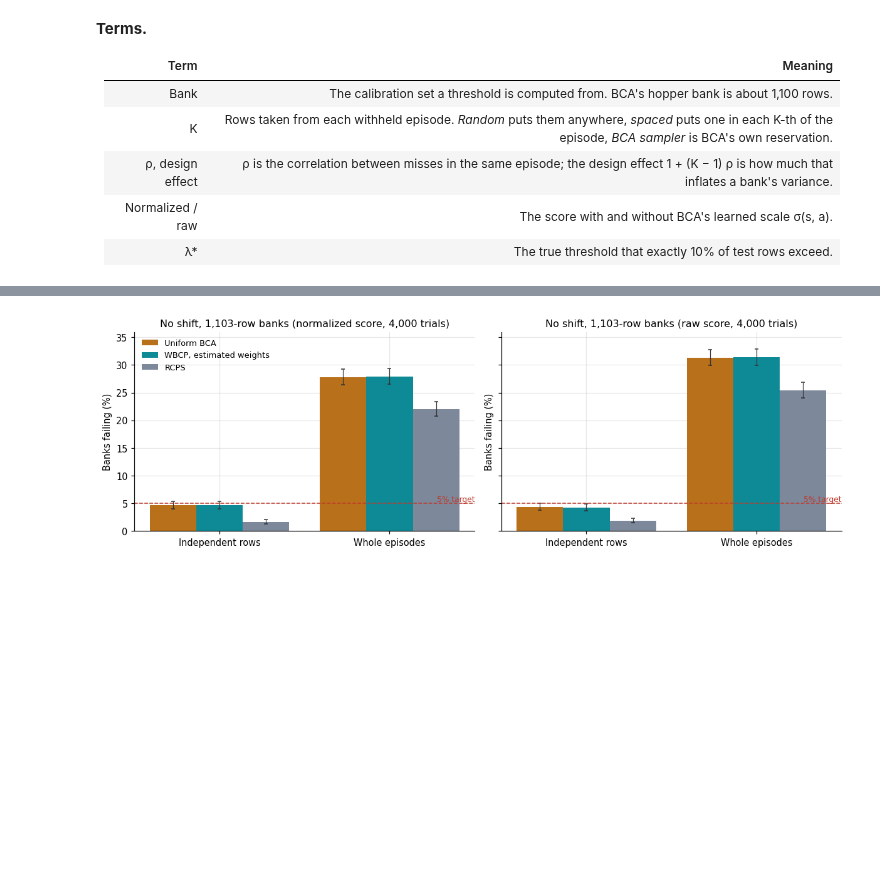
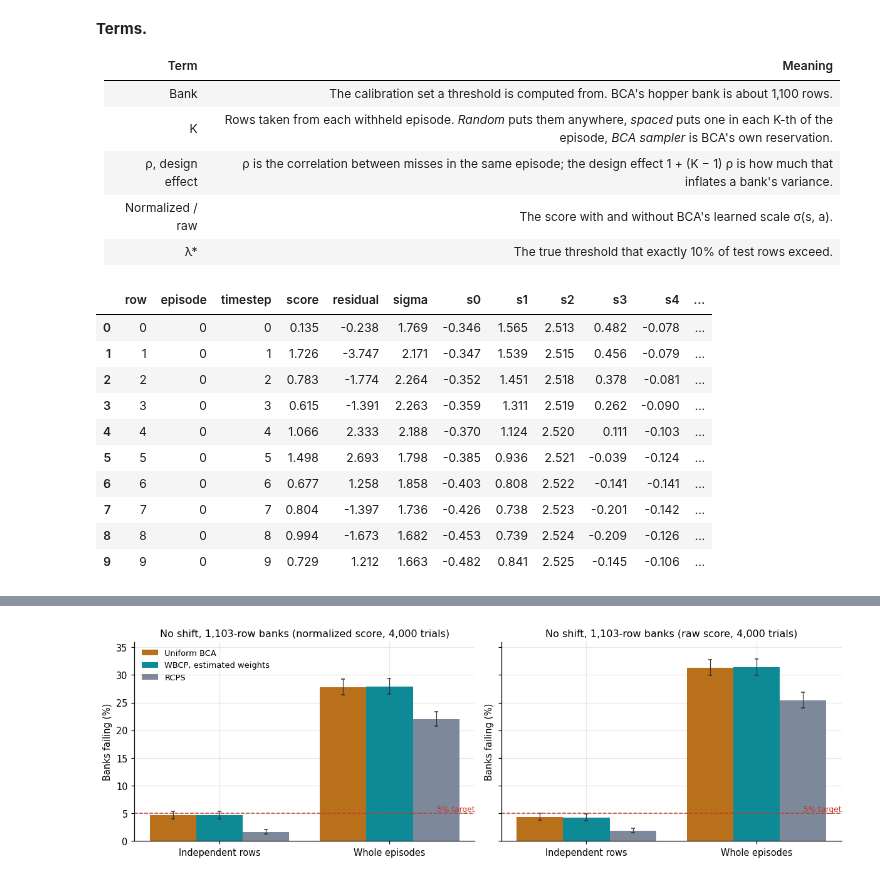
Before and after one commit to dbayha7/BCA, a Jupyter notebook: experiments/wbcp/results.ipynb, the cells around one changed output, grey strips where cells are left out. Saved outputs shown, nothing was run; the diff lists cells and outputs as text; code cells hidden in the pictures; blank space fills up the shorter version.

```diff
--- a/experiments/wbcp/results.ipynb
+++ b/experiments/wbcp/results.ipynb
@@ -146,3 +170,31 @@ display(table([[k, p["rows"]["population"], p["rows"]["population_episodes"], p[
 | ρ, design effect | ρ is the correlation between misses in the same episode; the design effect 1 + (K − 1) ρ is how much that inflates a bank's variance. |
 | Normalized / raw | The score with and without BCA's learned scale σ(s, a). |
 | λ* | The true threshold that exactly 10% of test rows exceed. |
+# %%
+import json
+
+FROZEN = ROOT / "runs" / "wbcp_frozen" / "hopper-medium-v2-s202609171-u100000"
+meta = json.loads((FROZEN / "frozen.json").read_text())
+with np.load(FROZEN / "frozen.npz", allow_pickle=False) as z:
+    P = {k: z[k] for k in z.files}
+
+
+def wide(prefix, a):
+    return {f"{prefix}{j}": a[:, j] for j in range(a.shape[1])}
+
+
+pool = table({**{k: P[k] for k in ("row", "episode", "timestep", "score", "residual", "sigma")},
+              **wide("s", P["obs"]), **wide("a", P["action"]), **wide("pi", P["policy_action"])}, None)
+display(pool.head(10).round(3))
+# %% [output]
+|  | row | episode | timestep | score | residual | sigma | s0 | s1 | s2 | s3 | s4 | ... |
+| 0 | 0 | 0 | 0 | 0.135 | -0.238 | 1.769 | -0.346 | 1.565 | 2.513 | 0.482 | -0.078 | ... |
+| 1 | 1 | 0 | 1 | 1.726 | -3.747 | 2.171 | -0.347 | 1.539 | 2.515 | 0.456 | -0.079 | ... |
+| 2 | 2 | 0 | 2 | 0.783 | -1.774 | 2.264 | -0.352 | 1.451 | 2.518 | 0.378 | -0.081 | ... |
+| 3 | 3 | 0 | 3 | 0.615 | -1.391 | 2.263 | -0.359 | 1.311 | 2.519 | 0.262 | -0.090 | ... |
+| 4 | 4 | 0 | 4 | 1.066 | 2.333 | 2.188 | -0.370 | 1.124 | 2.520 | 0.111 | -0.103 | ... |
+| 5 | 5 | 0 | 5 | 1.498 | 2.693 | 1.798 | -0.385 | 0.936 | 2.521 | -0.039 | -0.124 | ... |
+| 6 | 6 | 0 | 6 | 0.677 | 1.258 | 1.858 | -0.403 | 0.808 | 2.522 | -0.141 | -0.141 | ... |
+| 7 | 7 | 0 | 7 | 0.804 | -1.397 | 1.736 | -0.426 | 0.738 | 2.523 | -0.201 | -0.142 | ... |
+| 8 | 8 | 0 | 8 | 0.994 | -1.673 | 1.682 | -0.453 | 0.739 | 2.524 | -0.209 | -0.126 | ... |
+| 9 | 9 | 0 | 9 | 0.729 | 1.212 | 1.663 | -0.482 | 0.841 | 2.525 | -0.145 | -0.106 | ... |
```
Also changed, not shown: parts of 11 cells of this notebook, 19 other files.
